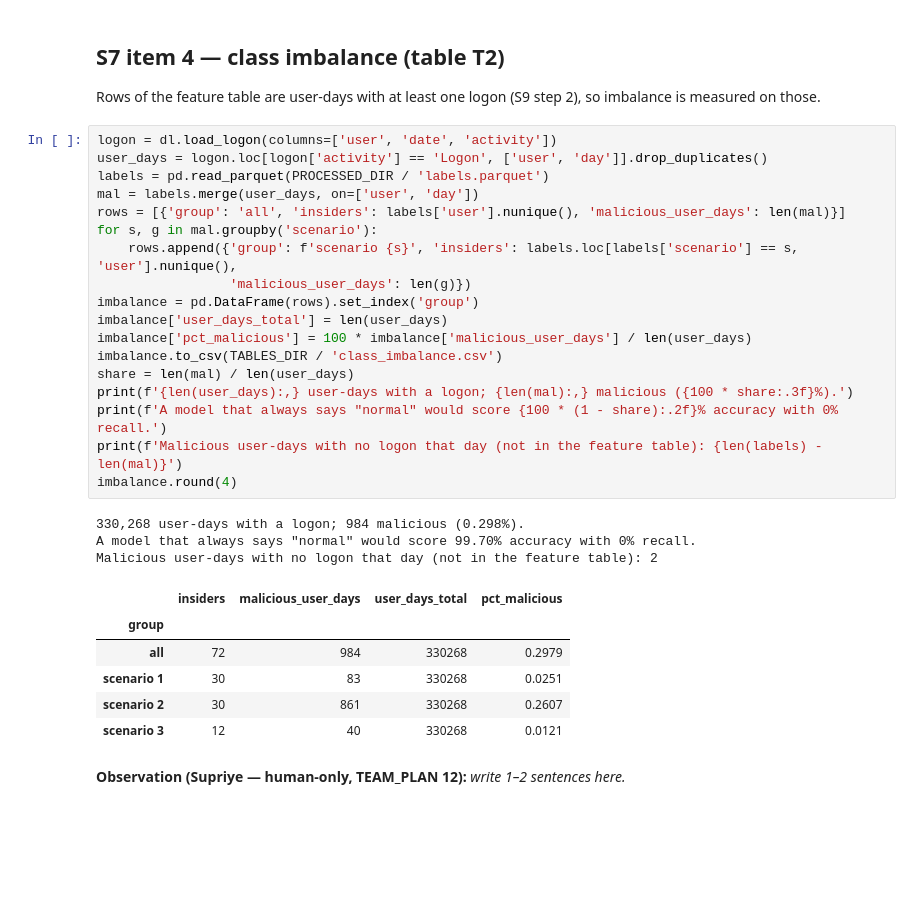
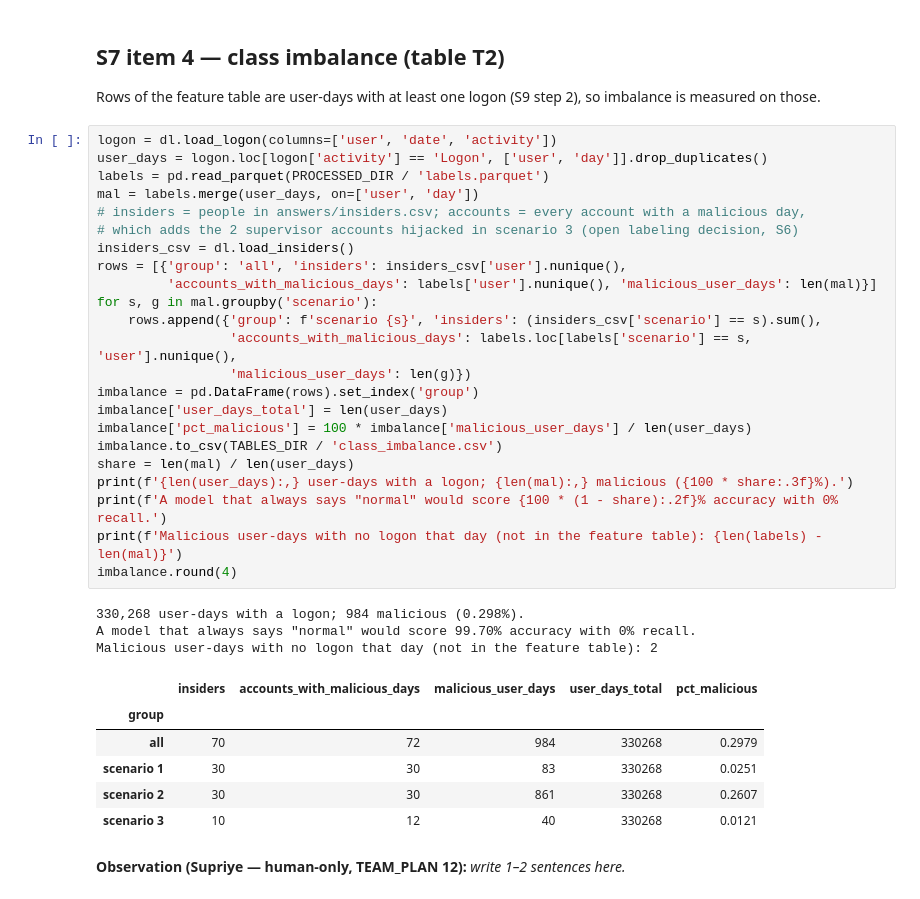
Before and after one commit to SupriyeAmatya/AI-Based-User-and-Entity-Behavior-Analytics-for-Insider-Threat-Detection, a Jupyter notebook: notebooks/01_eda.ipynb, the cells around one changed output. Cells and saved outputs as stored; diff of their text form; blank space fills up the shorter version.

Commit message:
Review fixes: v0 insiders, insider count, macOS/Linux install (#11)
Co-Authored-By: Claude Opus 5.5 <noreply@anthropic.com>

```diff
--- a/notebooks/01_eda.ipynb
+++ b/notebooks/01_eda.ipynb
@@ -184,31 +184,36 @@ Rows of the feature table are user-days with at least one logon (S9 step 2), so
 # %%
 logon = dl.load_logon(columns=['user', 'date', 'activity'])
 user_days = logon.loc[logon['activity'] == 'Logon', ['user', 'day']].drop_duplicates()
 labels = pd.read_parquet(PROCESSED_DIR / 'labels.parquet')
 mal = labels.merge(user_days, on=['user', 'day'])
-rows = [{'group': 'all', 'insiders': labels['user'].nunique(), 'malicious_user_days': len(mal)}]
+# insiders = people in answers/insiders.csv; accounts = every account with a malicious day,
+# which adds the 2 supervisor accounts hijacked in scenario 3 (open labeling decision, S6)
+insiders_csv = dl.load_insiders()
+rows = [{'group': 'all', 'insiders': insiders_csv['user'].nunique(),
+         'accounts_with_malicious_days': labels['user'].nunique(), 'malicious_user_days': len(mal)}]
 for s, g in mal.groupby('scenario'):
-    rows.append({'group': f'scenario {s}', 'insiders': labels.loc[labels['scenario'] == s, 'user'].nunique(),
+    rows.append({'group': f'scenario {s}', 'insiders': (insiders_csv['scenario'] == s).sum(),
+                 'accounts_with_malicious_days': labels.loc[labels['scenario'] == s, 'user'].nunique(),
                  'malicious_user_days': len(g)})
 imbalance = pd.DataFrame(rows).set_index('group')
 imbalance['user_days_total'] = len(user_days)
 imbalance['pct_malicious'] = 100 * imbalance['malicious_user_days'] / len(user_days)
 imbalance.to_csv(TABLES_DIR / 'class_imbalance.csv')
 share = len(mal) / len(user_days)
 print(f'{len(user_days):,} user-days with a logon; {len(mal):,} malicious ({100 * share:.3f}%).')
 print(f'A model that always says "normal" would score {100 * (1 - share):.2f}% accuracy with 0% recall.')
 print(f'Malicious user-days with no logon that day (not in the feature table): {len(labels) - len(mal)}')
 imbalance.round(4)
 # %% [output]
 330,268 user-days with a logon; 984 malicious (0.298%).
 A model that always says "normal" would score 99.70% accuracy with 0% recall.
 Malicious user-days with no logon that day (not in the feature table): 2
-|  | insiders | malicious_user_days | user_days_total | pct_malicious |
-| group |  |  |  |  |
-| all | 72 | 984 | 330268 | 0.2979 |
-| scenario 1 | 30 | 83 | 330268 | 0.0251 |
-| scenario 2 | 30 | 861 | 330268 | 0.2607 |
-| scenario 3 | 12 | 40 | 330268 | 0.0121 |
+|  | insiders | accounts_with_malicious_days | malicious_user_days | user_days_total | pct_malicious |
+| group |  |  |  |  |  |
+| all | 70 | 72 | 984 | 330268 | 0.2979 |
+| scenario 1 | 30 | 30 | 83 | 330268 | 0.0251 |
+| scenario 2 | 30 | 30 | 861 | 330268 | 0.2607 |
+| scenario 3 | 10 | 12 | 40 | 330268 | 0.0121 |
 # %% [markdown]
 **Observation (Supriye — human-only, TEAM_PLAN 12):** _write 1–2 sentences here._
 # %% [markdown]
```
Also changed, not shown: 7 other files.
